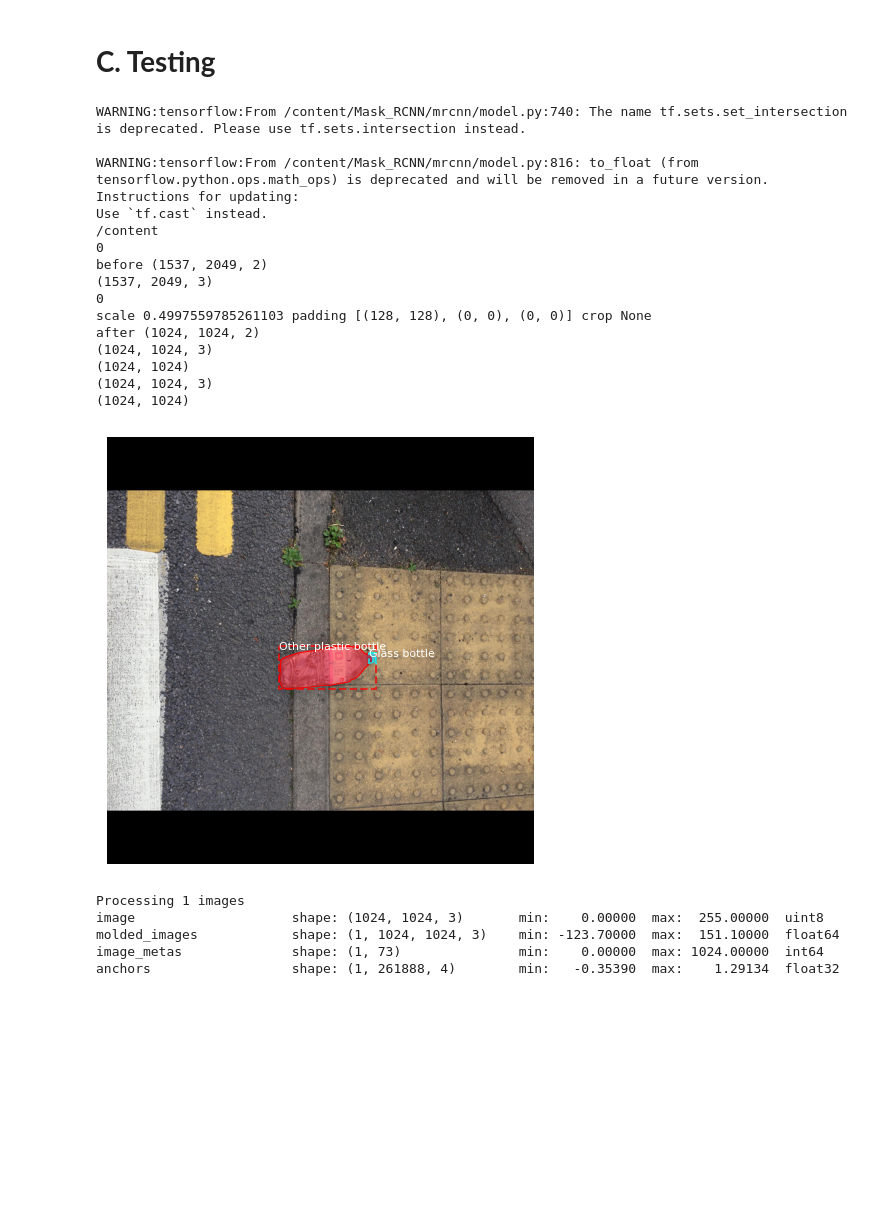
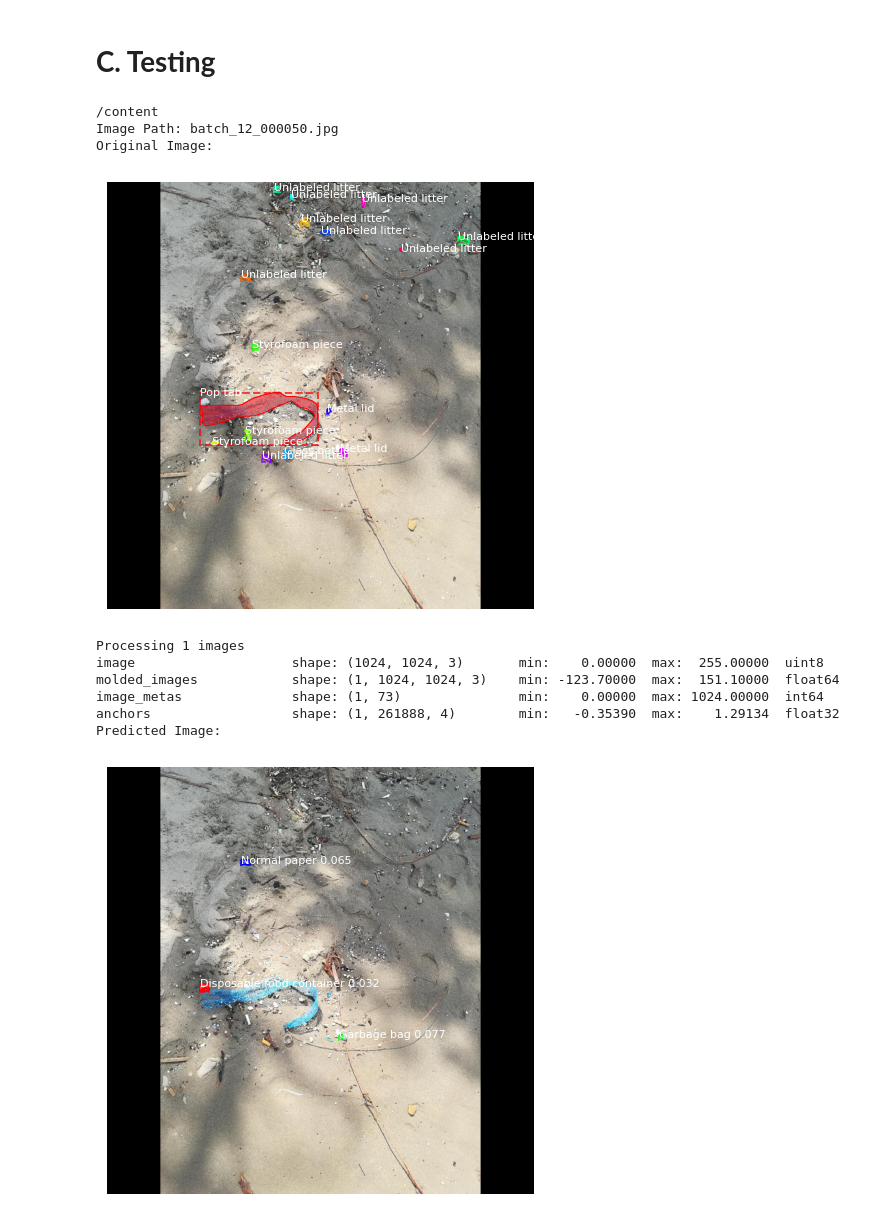
Before and after one commit to michalisgalanis/garbage-detection-internship, a Jupyter notebook: Garbage_Detection_Notebook.ipynb, the cells around one changed output. Drawn from its saved outputs; the diff is of its cells as text; code cells hidden in the pictures; blank space fills up the shorter version.

```diff
--- a/Garbage_Detection_Notebook.ipynb
+++ b/Garbage_Detection_Notebook.ipynb
@@ -323,7 +385,7 @@ Loading weights  mask_rcnn_coco.h5
 print("Training network heads")
 model.train(dataset_train, dataset_val,
             learning_rate=config.LEARNING_RATE,
-            epochs=1,
+            epochs=12,
             layers='heads')
 # %% [output]
 Training network heads
@@ -379,0 +426,5 @@ after (1024, 1024, 2)
+# %%
+model.train(dataset_train, dataset_val,
+            learning_rate=config.LEARNING_RATE / 10,
+            epochs=5,
+            layers='all')
@@ -385,9 +482,19 @@ class InferenceConfig(GarbageConfig):
     GPU_COUNT = 1
     IMAGES_PER_GPU = 1
     DETECTION_SCORE_RATIO = True
+
+    # Skip detections with < 90% confidence
+    DETECTION_MIN_CONFIDENCE = 0.9
+
+    RPN_NMS_THRESHOLD = 0.3
 # %%
 import random
 from mrcnn import visualize
+import matplotlib.pyplot as plt
+
+def get_ax(rows=1, cols=1, size=8):
+    _, ax = plt.subplots(rows, cols, figsize=(size*cols, size*rows))
+    return ax
 
 inference_config = InferenceConfig()
 
@@ -395,53 +502,56 @@ COCO_WEIGHTS_OUT_PATH = "mask_rcnn_garbage.h5"
 
 # Create Testing Model and load Weights
 model = modellib.MaskRCNN(mode="inference", config = inference_config, model_dir = DEFAULT_LOGS_DIR)
 dir_name, cp = model.find_last()
 
 model.load_weights(cp, by_name=True, weights_out_path=COCO_WEIGHTS_OUT_PATH)
 
 %cd /content/
 
 # Pick an image to test the detection
 image_path = random.choice([x for x in os.listdir(os.path.join(data_path, 'val')) if 'jpg' in x])
 
 dataset_image_id = -1
+dataset_image_path = ''
 counter = 0
 for info in dataset_val.image_info:
     if image_path in info['path']:
         dataset_image_id = counter
+        print('Image Path: ' + image_path)
         break
     counter += 1
 
-print(dataset_image_id)
+
+
+# Display original image & mask
+
 original_image, image_meta, gt_class_id, gt_bbox, gt_mask =\
     modellib.load_image_gt(dataset_val, inference_config,
                            dataset_image_id, use_mini_mask=False)
 
+print('Original Image:')
 visualize.display_instances(original_image, gt_bbox, gt_mask, gt_class_id,
                         dataset_train.class_names, figsize=(8, 8))
 
+
+# Display prediction image & mask
 results = model.detect([original_image], verbose=1)
+
+r = results[0]
+
+print('Predicted Image:')
+visualize.display_instances(original_image, r['rois'], r['masks'], r['class_ids'],
+                            dataset_val.class_names, r['scores'], ax=get_ax())
 # %% [output]
-WARNING:tensorflow:From /content/Mask_RCNN/mrcnn/model.py:740: The name tf.sets.set_intersection is deprecated. Please use tf.sets.intersection instead.
-
-WARNING:tensorflow:From /content/Mask_RCNN/mrcnn/model.py:816: to_float (from tensorflow.python.ops.math_ops) is deprecated and will be removed in a future version.
-Instructions for updating:
-Use `tf.cast` instead.
 /content
-0
-before (1537, 2049, 2)
-(1537, 2049, 3)
-0
-scale 0.4997559785261103 padding [(128, 128), (0, 0), (0, 0)] crop None
-after (1024, 1024, 2)
-(1024, 1024, 3)
-(1024, 1024)
-(1024, 1024, 3)
-(1024, 1024)
+Image Path: batch_12_000050.jpg
+Original Image:
-[figure, old version]
+[figure, new version]
 Processing 1 images
 image                    shape: (1024, 1024, 3)       min:    0.00000  max:  255.00000  uint8
 molded_images            shape: (1, 1024, 1024, 3)    min: -123.70000  max:  151.10000  float64
 image_metas              shape: (1, 73)               min:    0.00000  max: 1024.00000  int64
 anchors                  shape: (1, 261888, 4)        min:   -0.35390  max:    1.29134  float32
+Predicted Image:
+[figure, added]
 # %%
```
Also changed, not shown: parts of 18 cells of this notebook.
